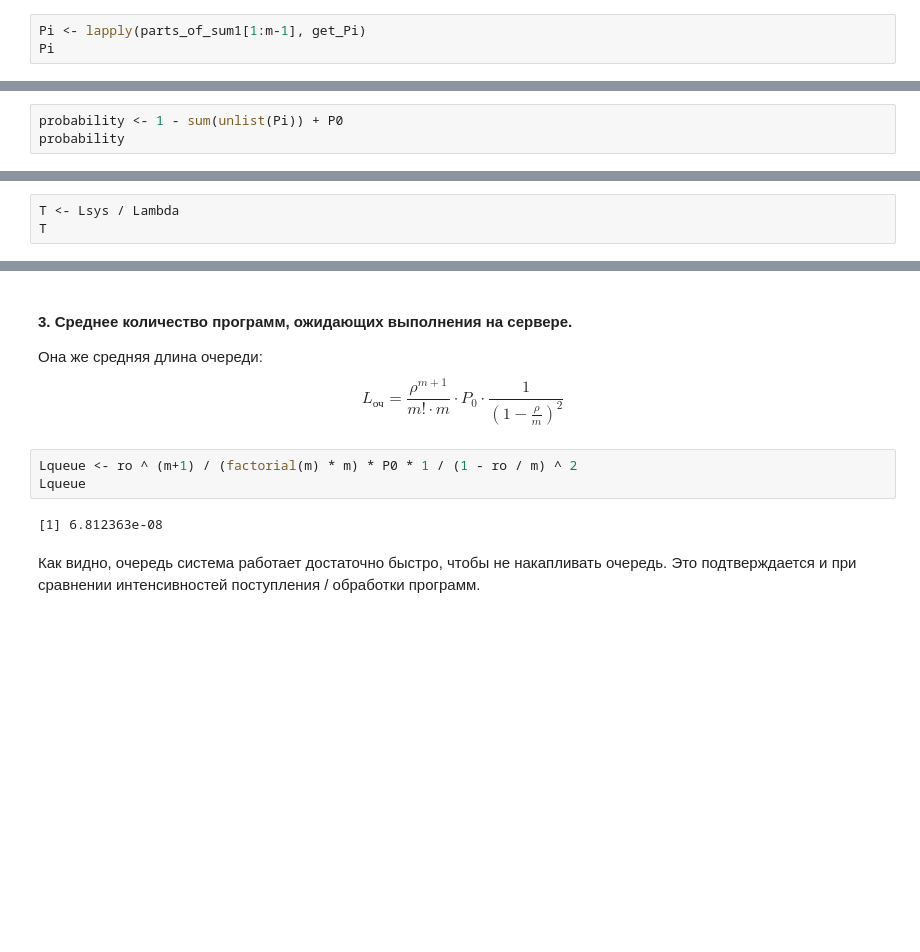
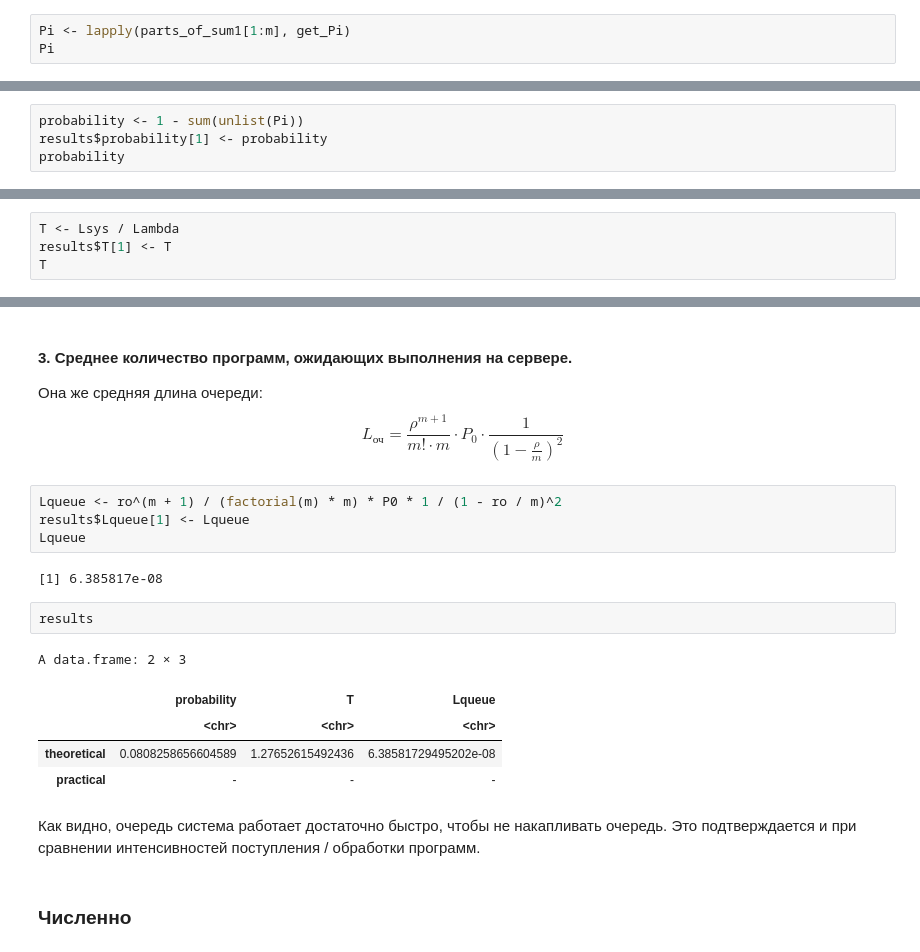
Before and after one commit to DeadlySquad13/t4-2-PerformanceAnalysis__Labs, a Jupyter notebook: Lab4/Lab4.ipynb, the cells around one changed output, grey strips where cells are left out. Drawn from its saved outputs; the diff is of its cells as text; blank space fills up the shorter version.

```diff
--- a/Lab4/Lab4.ipynb
+++ b/Lab4/Lab4.ipynb
@@ -117,7 +133,7 @@ $$
 # %%
 get_Pi <- function(part) part * P0
 # %%
-Pi <- lapply(parts_of_sum1[1:m-1], get_Pi)
+Pi <- lapply(parts_of_sum1[1:m], get_Pi)
 Pi
 # %% [output]
 [[1]]
@@ -136,5 +155,6 @@ Pi
 будет доступен. Следовательно, обратная вероятность и будет нашим ответом.
 # %%
-probability <- 1 - sum(unlist(Pi)) + P0
+probability <- 1 - sum(unlist(Pi))
+results$probability[1] <- probability
 probability
 # %% [output]
@@ -161,4 +181,5 @@ Lambda
 # %%
 T <- Lsys / Lambda
+results$T[1] <- T
 T
 # %% [output]
@@ -171,10 +192,21 @@ L_{\text{оч}} = \frac{\rho^{m+1}}{m! \cdot m} \cdot P_0 \cdot
 \frac{1}{\left( 1 - \frac{\rho}{m} \right)^2}
 $$
 # %%
-Lqueue <- ro ^ (m+1) / (factorial(m) * m) * P0 * 1 / (1 - ro / m) ^ 2
+Lqueue <- ro^(m + 1) / (factorial(m) * m) * P0 * 1 / (1 - ro / m)^2
+results$Lqueue[1] <- Lqueue
 Lqueue
 # %% [output]
-[1] 6.812363e-08
+[1] 6.385817e-08
+# %%
+results
+# %% [output]
+A data.frame: 2 × 3
+|  | probability | T | Lqueue |
+|  | <chr> | <chr> | <chr> |
+| theoretical | 0.0808258656604589 | 1.27652615492436 | 6.38581729495202e-08 |
+| practical | - | - | - |
 # %% [markdown]
 Как видно, очередь система работает достаточно быстро, чтобы не накапливать очередь.
 Это подтверждается и при сравнении интенсивностей поступления / обработки программ.
+# %% [markdown]
+### Численно
```
Also changed, not shown: parts of 20 cells of this notebook, 1 other file.
